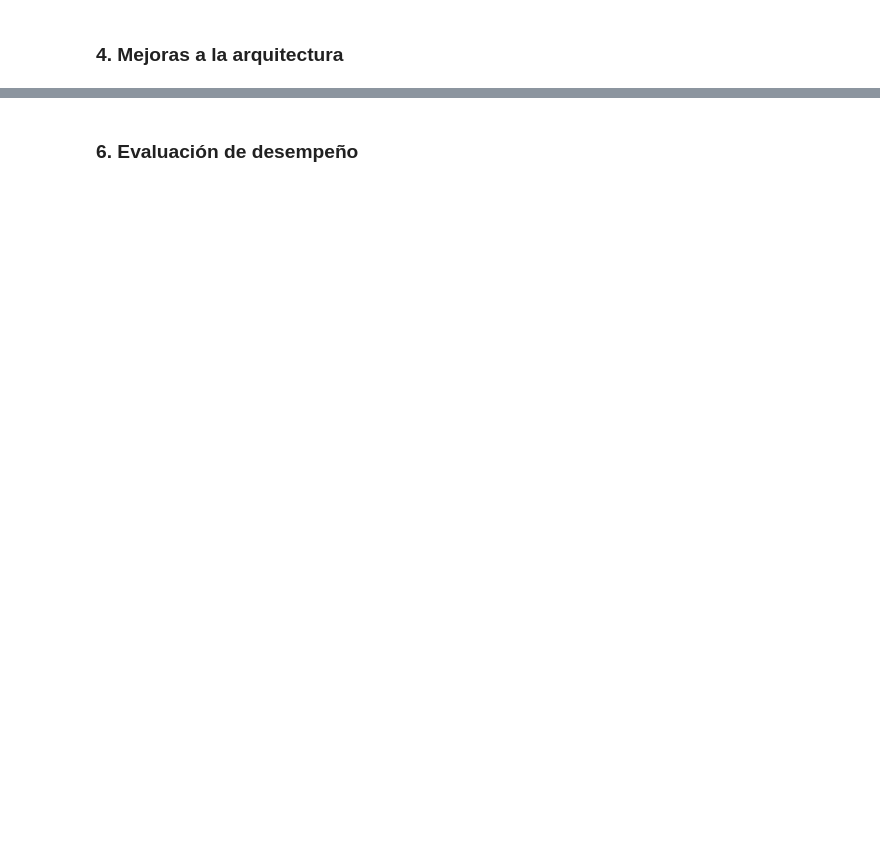
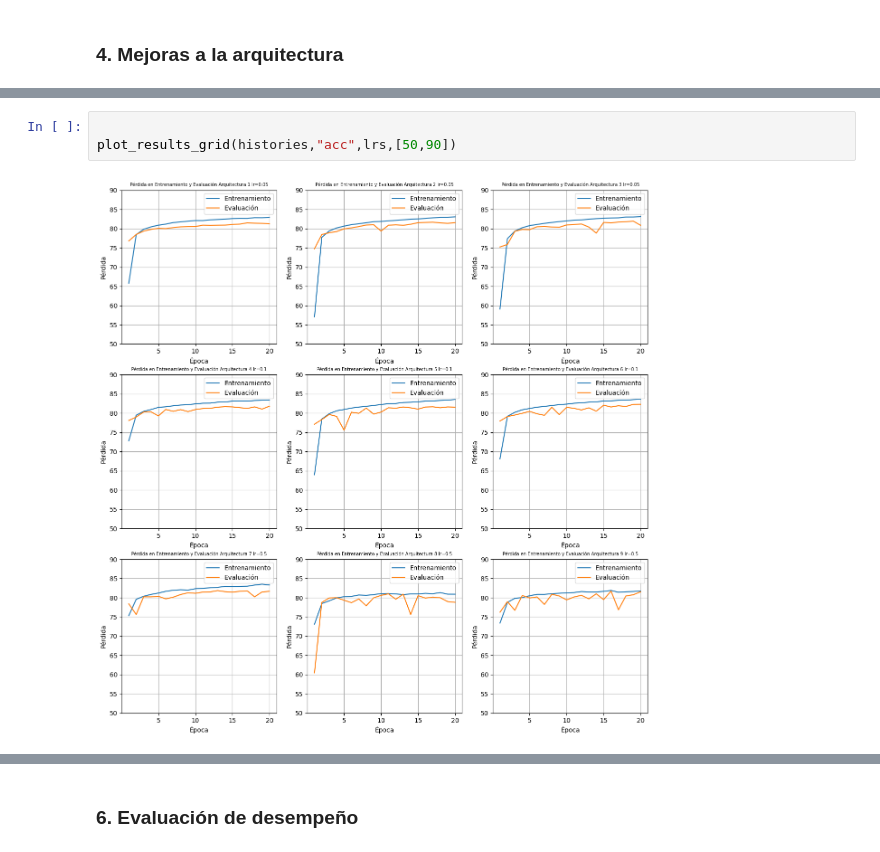
Before and after one commit to julianrdzf/AA-Lab_4-Redes_Neuronales, a Jupyter notebook: NeuralNetwork.ipynb, the cells around one changed output, grey strips where cells are left out. Drawn from its saved outputs; the diff is of its cells as text; blank space fills up the shorter version.

```diff
--- a/NeuralNetwork.ipynb
+++ b/NeuralNetwork.ipynb
@@ -227,0 +367,5 @@ Test loss: 1.58471 | Test accuracy: 70.88%
+# %%
+
+plot_results_grid(histories,"acc",lrs,[50,90])
+# %% [output]
+[figure, added]
```
Also changed, not shown: parts of 40 cells of this notebook, 2 other files.
